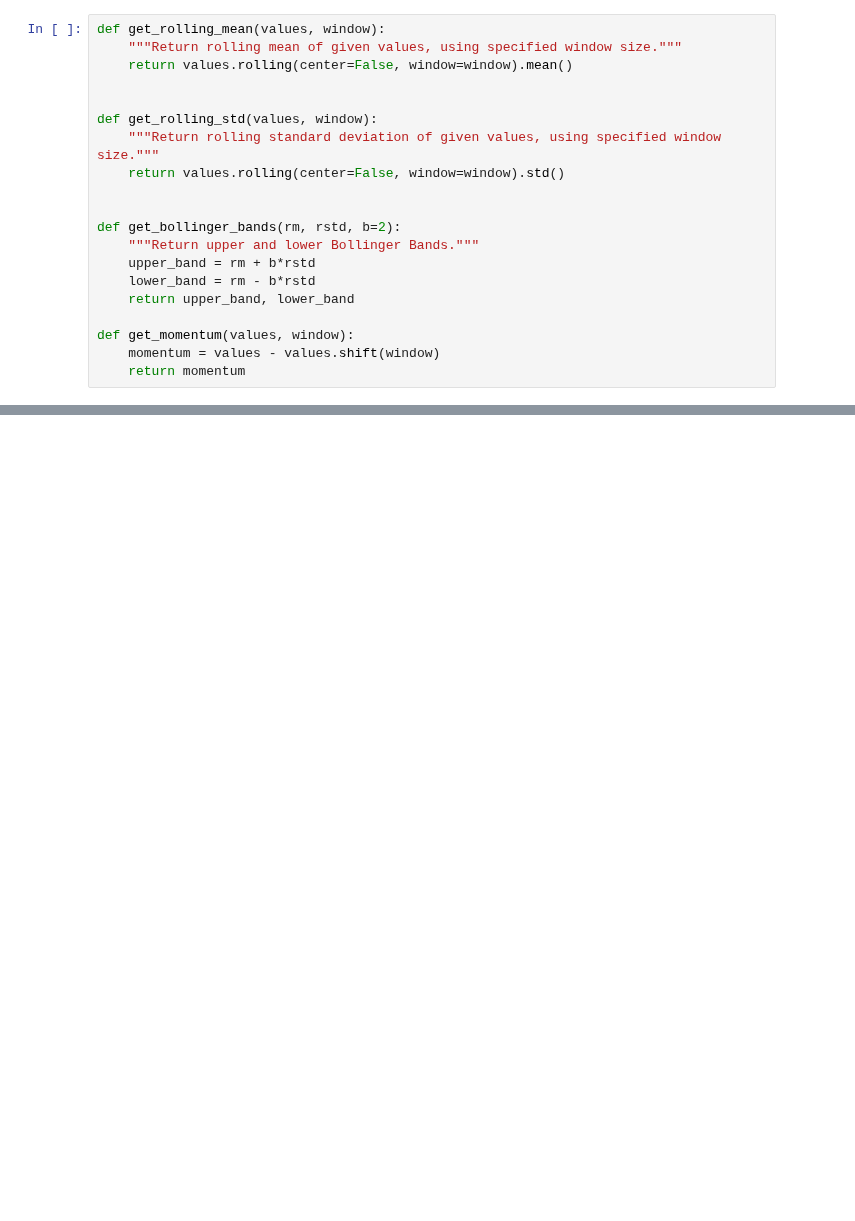
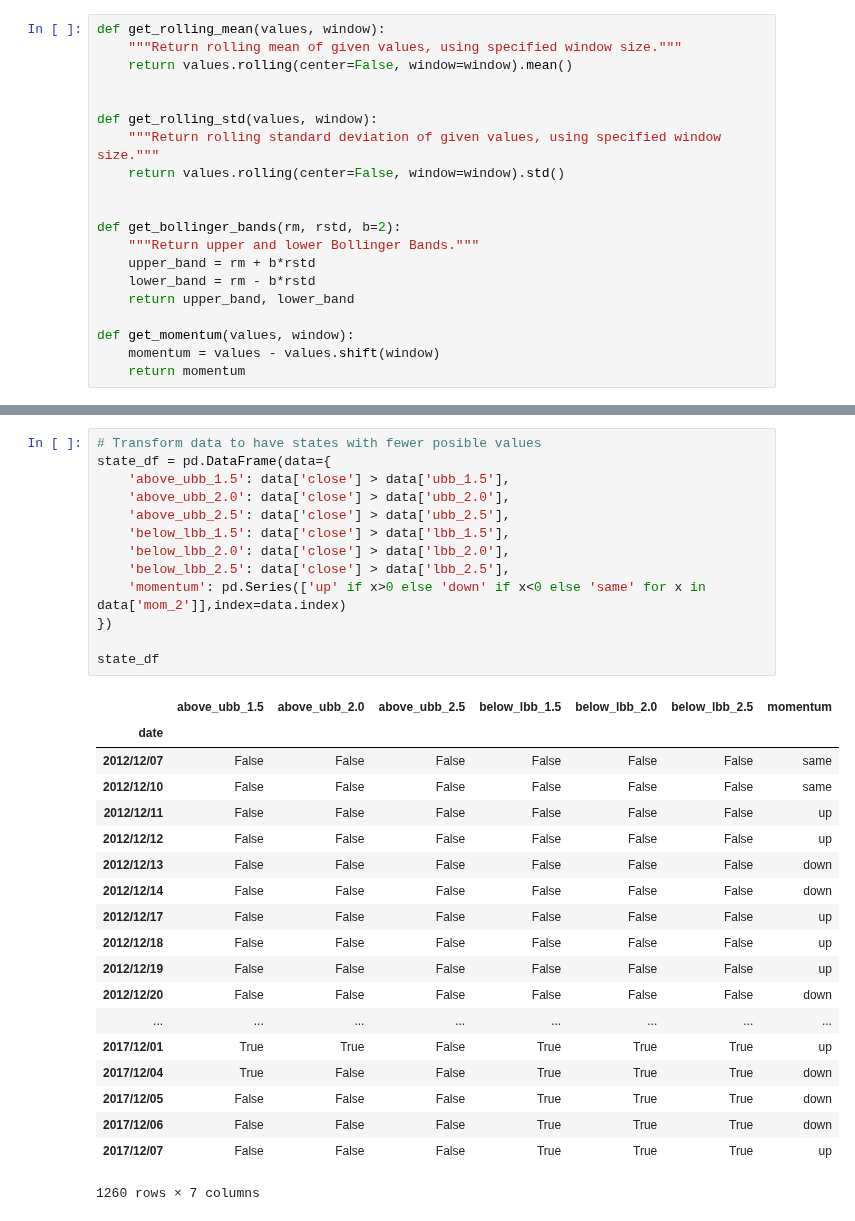
Before and after one commit to jlouie3/Conda_Notebooks, a Jupyter notebook: ReinforcmentLearning/Q-Learning.ipynb, the cells around one changed output, grey strips where cells are left out. Drawn from its saved outputs; the diff is of its cells as text; blank space fills up the shorter version.

```diff
--- a/ReinforcmentLearning/Q-Learning.ipynb
+++ b/ReinforcmentLearning/Q-Learning.ipynb
@@ -102,0 +122,33 @@ plt.show()
+# %%
+# Transform data to have states with fewer posible values
+state_df = pd.DataFrame(data={
+    'above_ubb_1.5': data['close'] > data['ubb_1.5'],
+    'above_ubb_2.0': data['close'] > data['ubb_2.0'],
+    'above_ubb_2.5': data['close'] > data['ubb_2.5'],
+    'below_lbb_1.5': data['close'] > data['lbb_1.5'],
+    'below_lbb_2.0': data['close'] > data['lbb_2.0'],
+    'below_lbb_2.5': data['close'] > data['lbb_2.5'],
+    'momentum': pd.Series(['up' if x>0 else 'down' if x<0 else 'same' for x in data['mom_2']],index=data.index)
+})
+
+state_df
+# %% [output]
+|  | above_ubb_1.5 | above_ubb_2.0 | above_ubb_2.5 | below_lbb_1.5 | below_lbb_2.0 | below_lbb_2.5 | momentum |
+| date |  |  |  |  |  |  |  |
+| 2012/12/07 | False | False | False | False | False | False | same |
+| 2012/12/10 | False | False | False | False | False | False | same |
+| 2012/12/11 | False | False | False | False | False | False | up |
+| 2012/12/12 | False | False | False | False | False | False | up |
+| 2012/12/13 | False | False | False | False | False | False | down |
+| 2012/12/14 | False | False | False | False | False | False | down |
+| 2012/12/17 | False | False | False | False | False | False | up |
+| 2012/12/18 | False | False | False | False | False | False | up |
+| 2012/12/19 | False | False | False | False | False | False | up |
+| 2012/12/20 | False | False | False | False | False | False | down |
+| ... | ... | ... | ... | ... | ... | ... | ... |
+| 2017/12/01 | True | True | False | True | True | True | up |
+| 2017/12/04 | True | False | False | True | True | True | down |
+| 2017/12/05 | False | False | False | True | True | True | down |
+| 2017/12/06 | False | False | False | True | True | True | down |
+| 2017/12/07 | False | False | False | True | True | True | up |
+1260 rows × 7 columns
```
Also changed, not shown: parts of 9 cells of this notebook.
